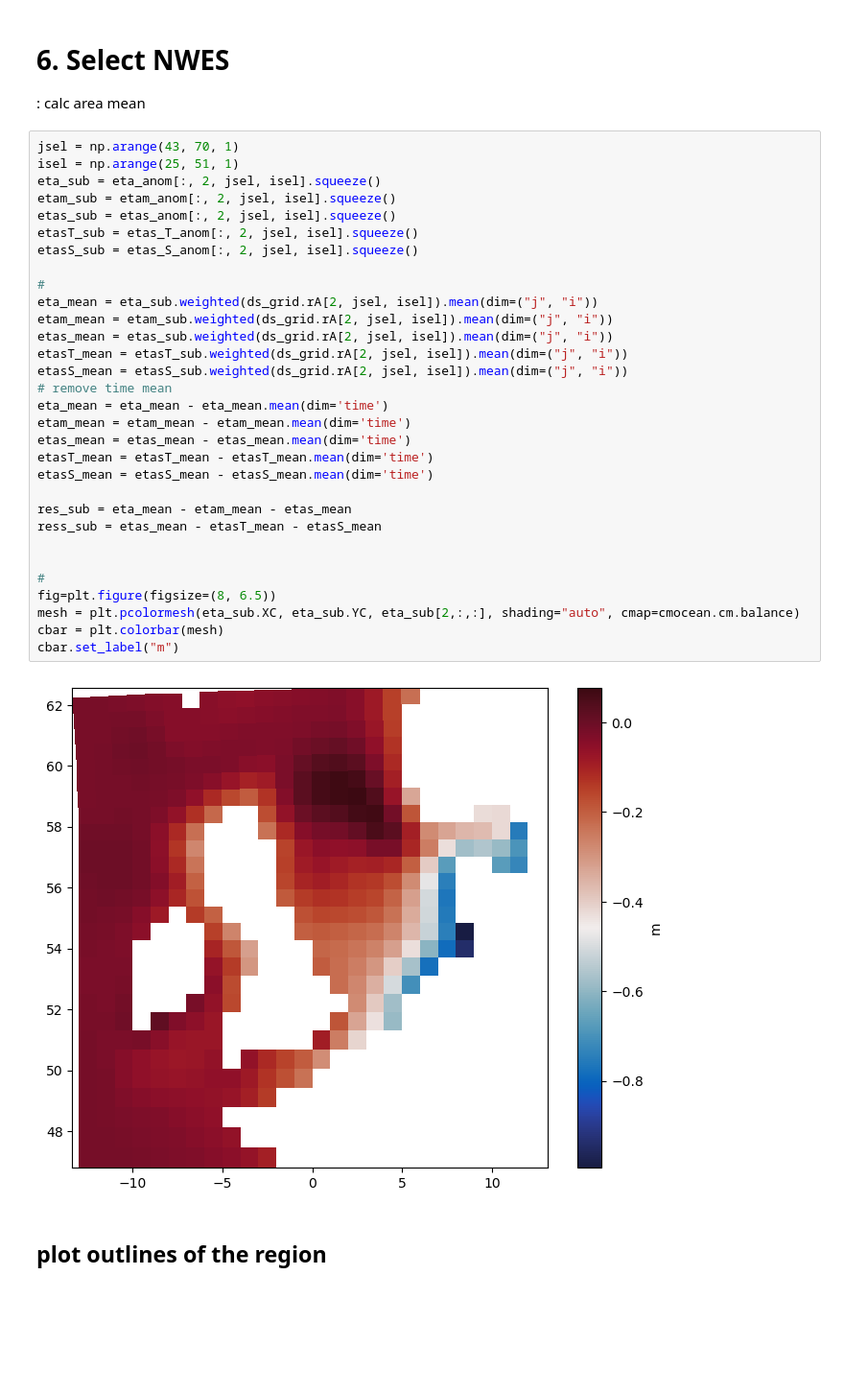
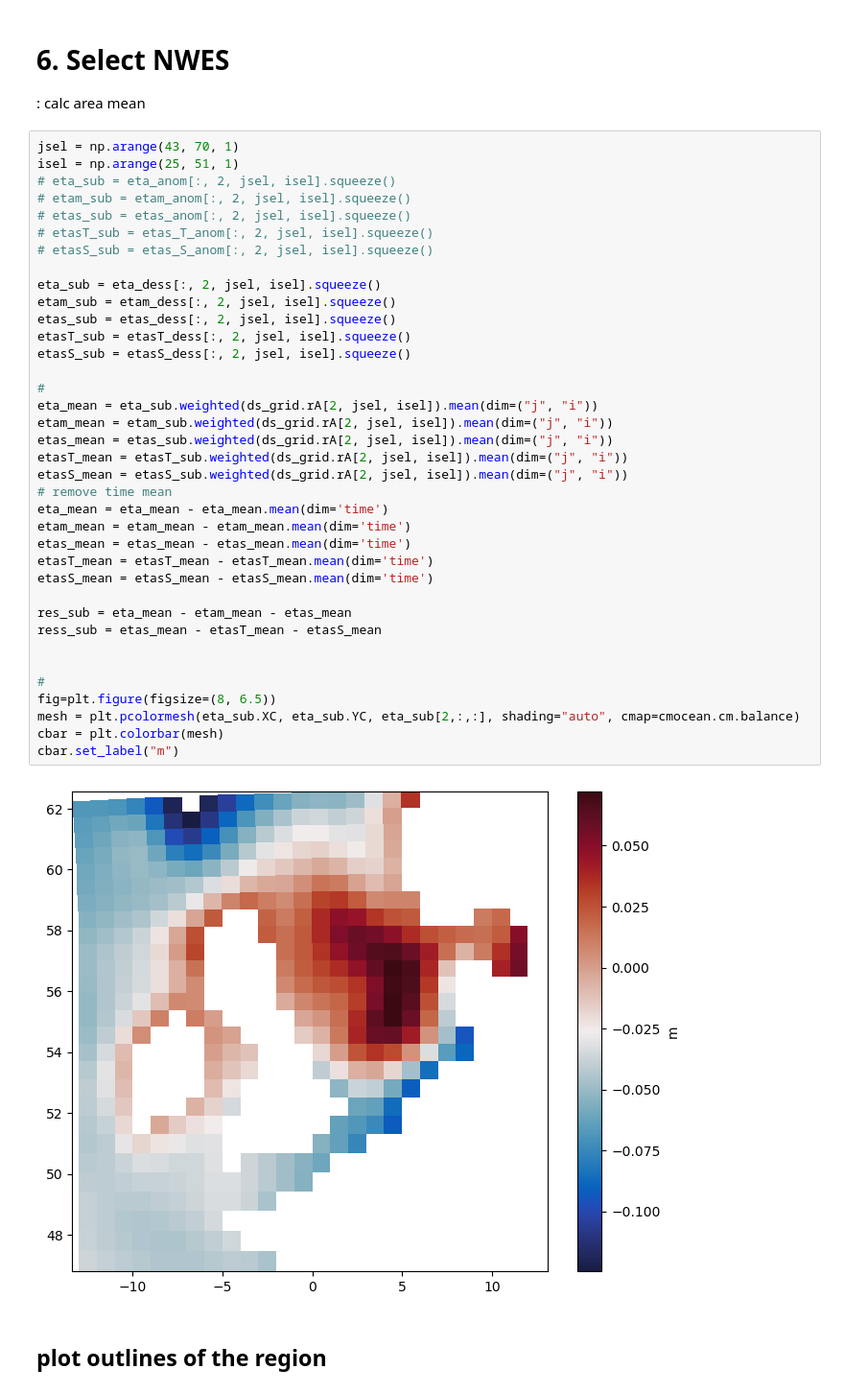
Before and after one commit to ojhoundegnonto/ESS25-Team_PISEAL, a Jupyter notebook: notebooks/explore_NWES.ipynb, the cells around one changed output. Shown at 96% size. Cells and saved outputs as stored; diff of their text form; blank space fills up the shorter version.

```diff
--- a/notebooks/explore_NWES.ipynb
+++ b/notebooks/explore_NWES.ipynb
@@ -380,36 +380,42 @@ std_res_eta.isel(tile=2).plot(vmin=.0, vmax=.02, cmap=cmocean.cm.amp, levels=6)
 # %%
 jsel = np.arange(43, 70, 1)
 isel = np.arange(25, 51, 1)
-eta_sub = eta_anom[:, 2, jsel, isel].squeeze()
-etam_sub = etam_anom[:, 2, jsel, isel].squeeze()
-etas_sub = etas_anom[:, 2, jsel, isel].squeeze()
-etasT_sub = etas_T_anom[:, 2, jsel, isel].squeeze()
-etasS_sub = etas_S_anom[:, 2, jsel, isel].squeeze()
+# eta_sub = eta_anom[:, 2, jsel, isel].squeeze()
+# etam_sub = etam_anom[:, 2, jsel, isel].squeeze()
+# etas_sub = etas_anom[:, 2, jsel, isel].squeeze()
+# etasT_sub = etas_T_anom[:, 2, jsel, isel].squeeze()
+# etasS_sub = etas_S_anom[:, 2, jsel, isel].squeeze()
+
+eta_sub = eta_dess[:, 2, jsel, isel].squeeze()
+etam_sub = etam_dess[:, 2, jsel, isel].squeeze()
+etas_sub = etas_dess[:, 2, jsel, isel].squeeze()
+etasT_sub = etasT_dess[:, 2, jsel, isel].squeeze()
+etasS_sub = etasS_dess[:, 2, jsel, isel].squeeze()
 
 #
 eta_mean = eta_sub.weighted(ds_grid.rA[2, jsel, isel]).mean(dim=("j", "i"))
 etam_mean = etam_sub.weighted(ds_grid.rA[2, jsel, isel]).mean(dim=("j", "i"))
 etas_mean = etas_sub.weighted(ds_grid.rA[2, jsel, isel]).mean(dim=("j", "i"))
 etasT_mean = etasT_sub.weighted(ds_grid.rA[2, jsel, isel]).mean(dim=("j", "i"))
 etasS_mean = etasS_sub.weighted(ds_grid.rA[2, jsel, isel]).mean(dim=("j", "i"))
 # remove time mean
 eta_mean = eta_mean - eta_mean.mean(dim='time')
 etam_mean = etam_mean - etam_mean.mean(dim='time')
 etas_mean = etas_mean - etas_mean.mean(dim='time')
 etasT_mean = etasT_mean - etasT_mean.mean(dim='time')
 etasS_mean = etasS_mean - etasS_mean.mean(dim='time')
 
 res_sub = eta_mean - etam_mean - etas_mean
 ress_sub = etas_mean - etasT_mean - etasS_mean
 
 
 #
 fig=plt.figure(figsize=(8, 6.5))
 mesh = plt.pcolormesh(eta_sub.XC, eta_sub.YC, eta_sub[2,:,:], shading="auto", cmap=cmocean.cm.balance)
 cbar = plt.colorbar(mesh)
 cbar.set_label("m")
 # %% [output]
-[figure, old version]
+[figure, new version]
 # %% [markdown]
 ## plot outlines of the region
 # %%
```
Also changed, not shown: parts of 4 cells of this notebook, 1 other file.
